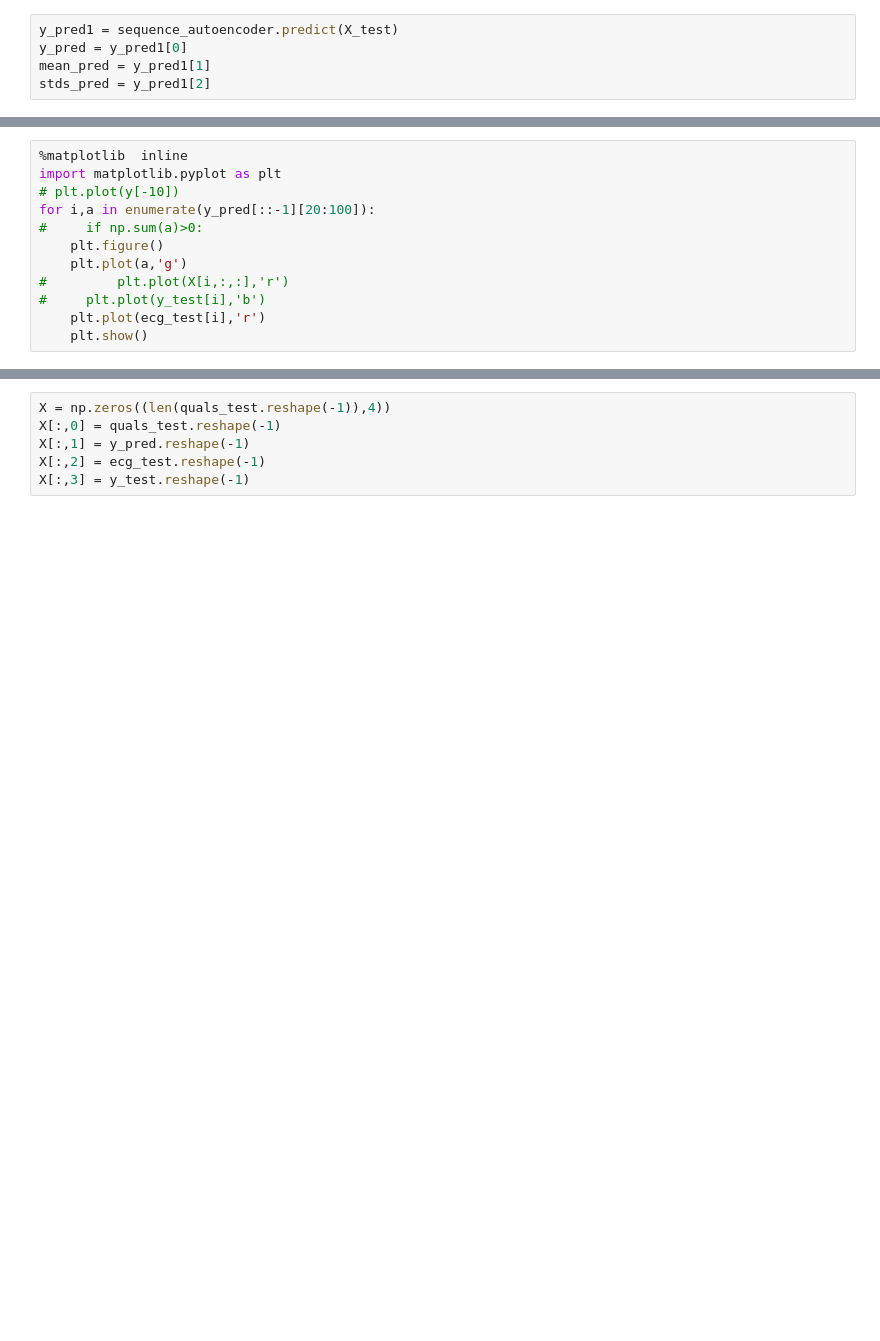
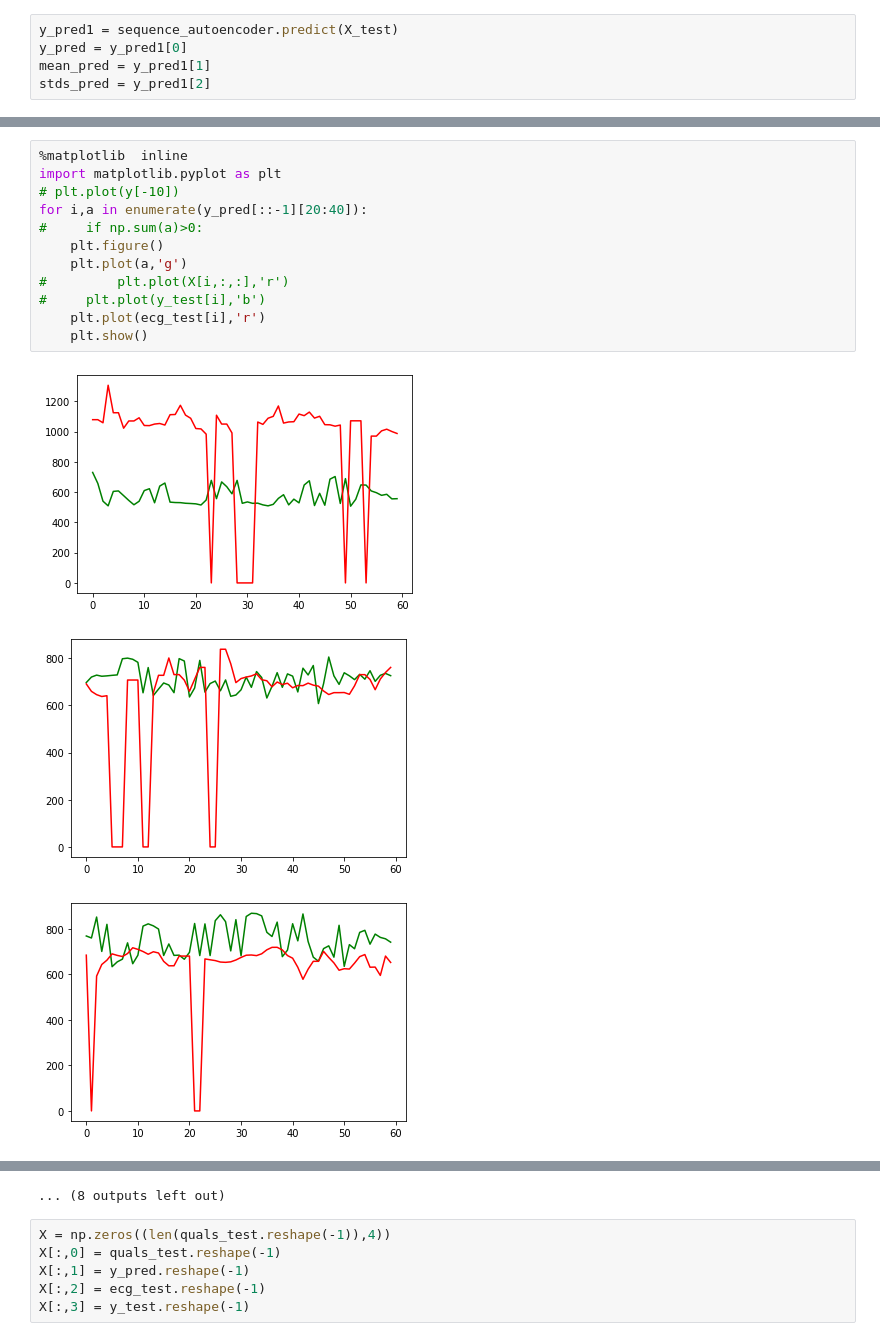
Before and after one commit to aungkonazim/RR-ECG-PPG, a Jupyter notebook: code/savd_data_for_autoencoder.ipynb, the cells around one changed output, grey strips where cells are left out. Drawn from its saved outputs; the diff is of its cells as text; blank space fills up the shorter version.

```diff
--- a/code/savd_data_for_autoencoder.ipynb
+++ b/code/savd_data_for_autoencoder.ipynb
@@ -207,12 +222,16 @@ y_pred1[0].shape,y_pred1[1].shape,y_pred1[2].shape
 # %%
 %matplotlib  inline
 import matplotlib.pyplot as plt
 # plt.plot(y[-10])
-for i,a in enumerate(y_pred[::-1][20:100]):
+for i,a in enumerate(y_pred[::-1][20:40]):
 #     if np.sum(a)>0:
     plt.figure()
     plt.plot(a,'g')
 #         plt.plot(X[i,:,:],'r')
 #     plt.plot(y_test[i],'b')
     plt.plot(ecg_test[i],'r')
     plt.show()
+# %% [output]
+[figure, added]
+[figure, added]
+[figure, added]
@@ -219,3 +247,4 @@ for i,a in enumerate(y_pred[::-1][20:100]):
+... (8 outputs left out)
 # %%
 X = np.zeros((len(quals_test.reshape(-1)),4))
 X[:,0] = quals_test.reshape(-1)
```
Also changed, not shown: parts of 11 cells of this notebook, 2 other files.
